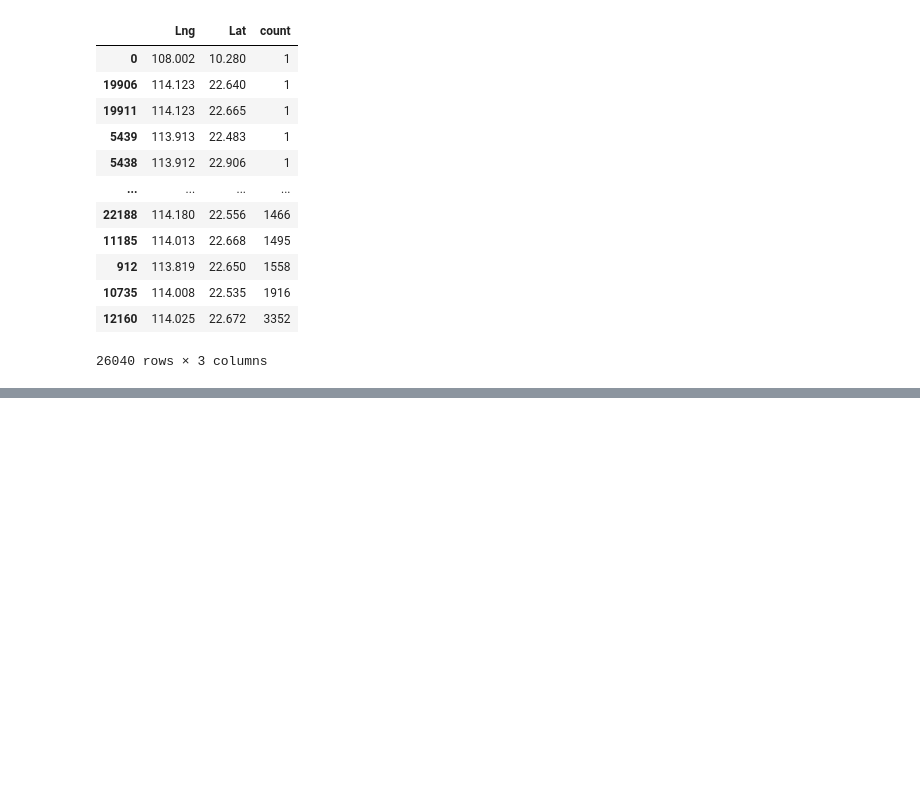
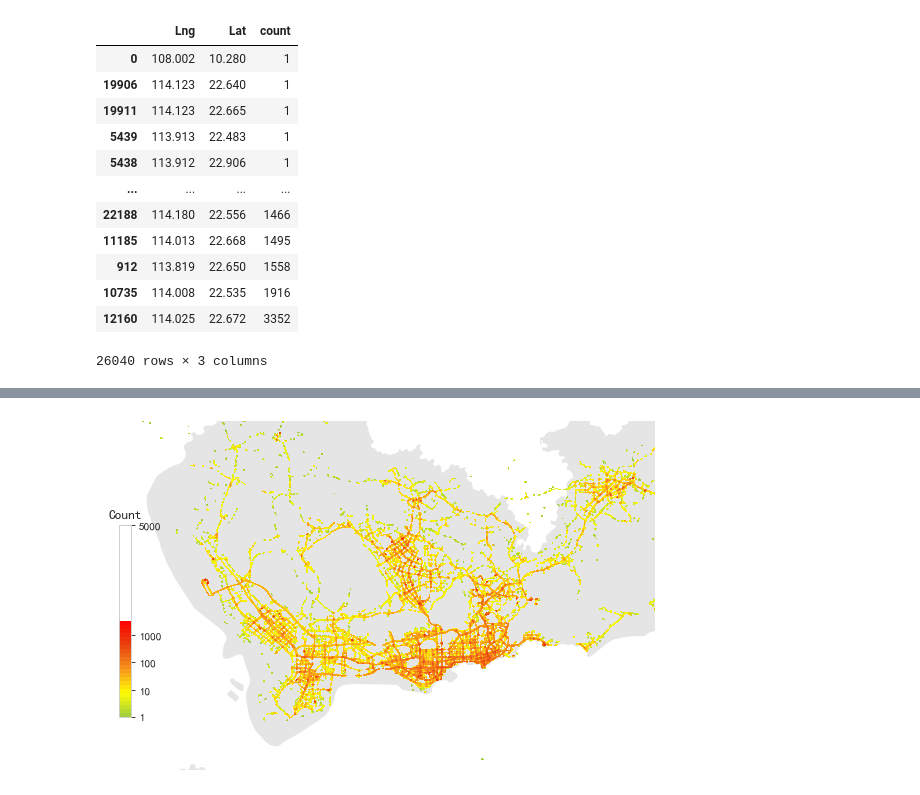
Before and after one commit to raingrain/evaluation-and-analysis-of-gps-data-for-taxi-in-shenzhen, a Jupyter notebook: src/main.ipynb, the cells around one changed output, grey strips where cells are left out. Saved outputs shown, nothing was run; the diff lists cells and outputs as text; code cells hidden in the pictures; blank space fills up the shorter version.

```diff
--- a/src/main.ipynb
+++ b/src/main.ipynb
@@ -554,0 +574,42 @@ plt.show()
+# %%
+# 转换数据透视表，变成矩阵格式
+d = data2.pivot(columns='Lng', index='Lat', values='count').fillna(0)
+# 取对数，缩小最大最小值之间的差距
+z = np.log(d.values)
+x = d.columns
+y = d.index
+# 划分层数
+levels = np.linspace(0, z.max(), 25)
+fig = plt.figure(1, (8, 8), dpi=80)
+ax = plt.subplot(111)
+plt.sca(ax)
+# 调整整体空白
+fig.tight_layout(rect=(0.05, 0.1, 1, 0.9))
+# 绘制行政区划的边界
+bounds = [113.7, 22.42, 114.3, 22.8]
+sz.plot(ax=ax, edgecolor=(0, 0, 0, 0), facecolor=(0, 0, 0, 0.1), linewidths=0.5)
+# 定义colorbar
+cmap = mpl.colors.LinearSegmentedColormap.from_list('cmap',
+                                                    ['#9DCC42', '#FFFE03',
+                                                     '#F7941D', '#E9420E',
+                                                     '#FF0000'],
+                                                    256)
+# 绘制等高线图
+plt.contourf(x, y, z, levels=levels, cmap=cmap, origin='lower')
+plt.axis('off')
+plt.xlim(bounds[0], bounds[2])
+plt.ylim(bounds[1], bounds[3])
+# 绘制colorbar
+cax = plt.axes([0.13, 0.32, 0.02, 0.3])
+cbar = plt.colorbar(cax=cax)
+# 调整colorbar的显示标记位置
+val = [1, 10, 100, 1000, 5000]
+pos = np.log(np.array(val))
+# 在什么位置显示标记
+cbar.set_ticks(pos)
+# 标记显示什么内容
+cbar.set_ticklabels(val)
+plt.title('Count')
+plt.show()
+# %% [output]
+[figure, added]
```
Also changed, not shown: parts of 15 cells of this notebook.
